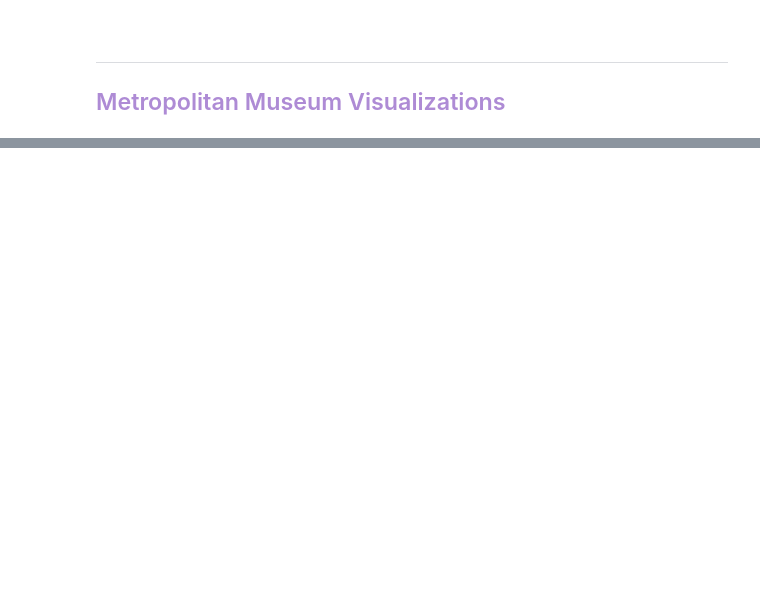
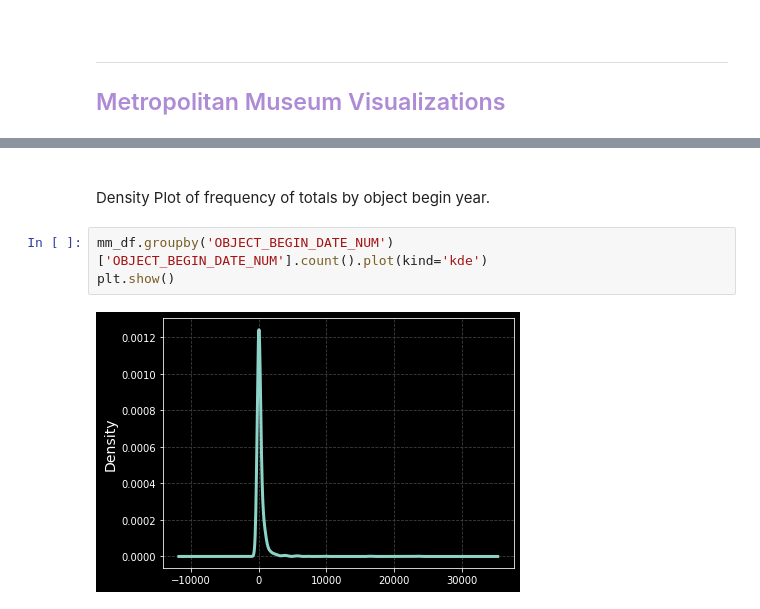
Before and after one commit to Hakuna-Patata/BU_MSDS_PTW, a Jupyter notebook: DSC 540 - Data Preparation/Week 9 & 10.ipynb, the cells around one changed output, grey strips where cells are left out. Cells and saved outputs as stored; diff of their text form; blank space fills up the shorter version.

```diff
--- a/DSC 540 - Data Preparation/Week 9 & 10.ipynb
+++ b/DSC 540 - Data Preparation/Week 9 & 10.ipynb
@@ -297,0 +434,9 @@ Image(poster_url)
+# %% [markdown]
+<br>
+
+Density Plot of frequency of totals by object begin year.
+# %%
+mm_df.groupby('OBJECT_BEGIN_DATE_NUM')['OBJECT_BEGIN_DATE_NUM'].count().plot(kind='kde')
+plt.show()
+# %% [output]
+[figure, added]
```
Also changed, not shown: parts of 16 cells of this notebook.
